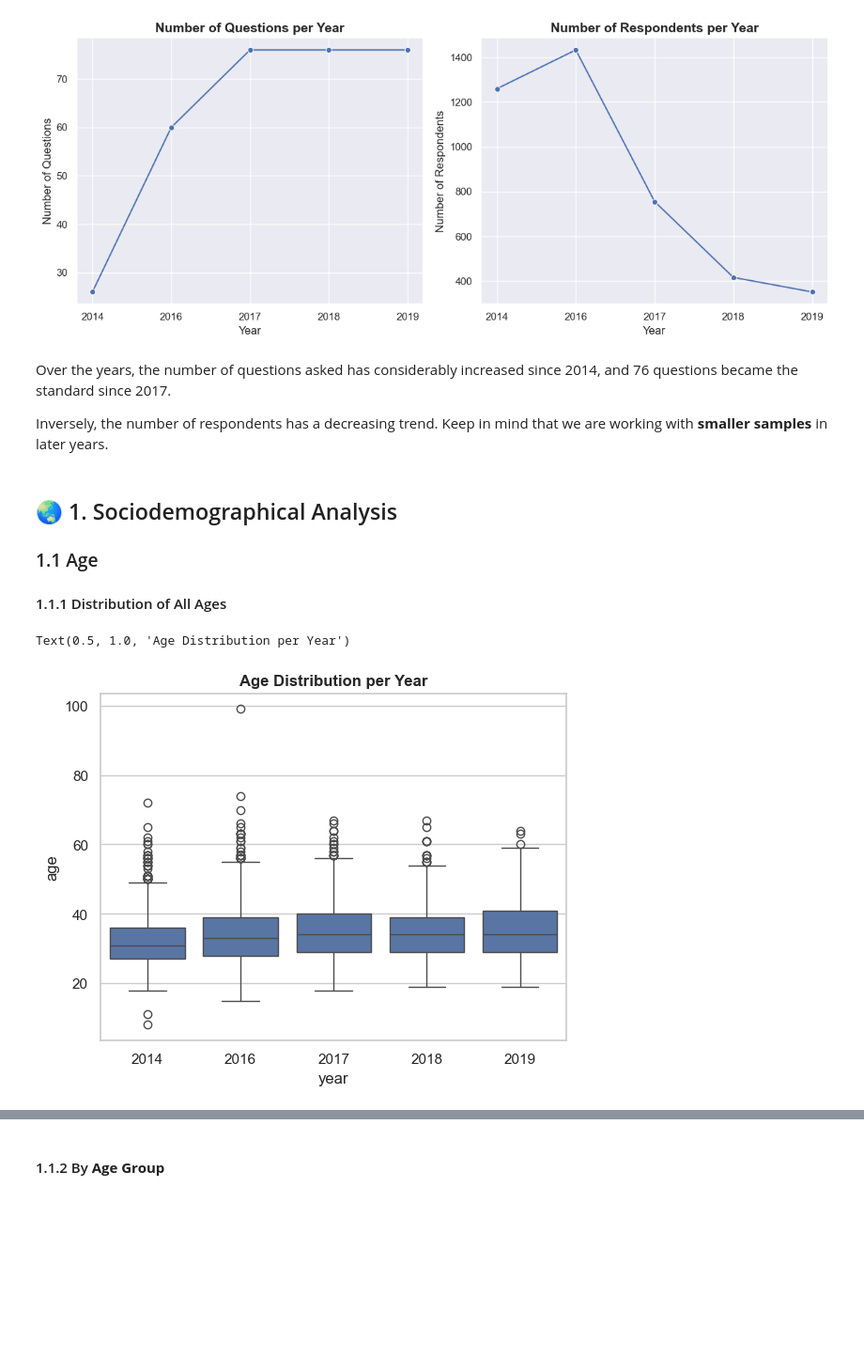
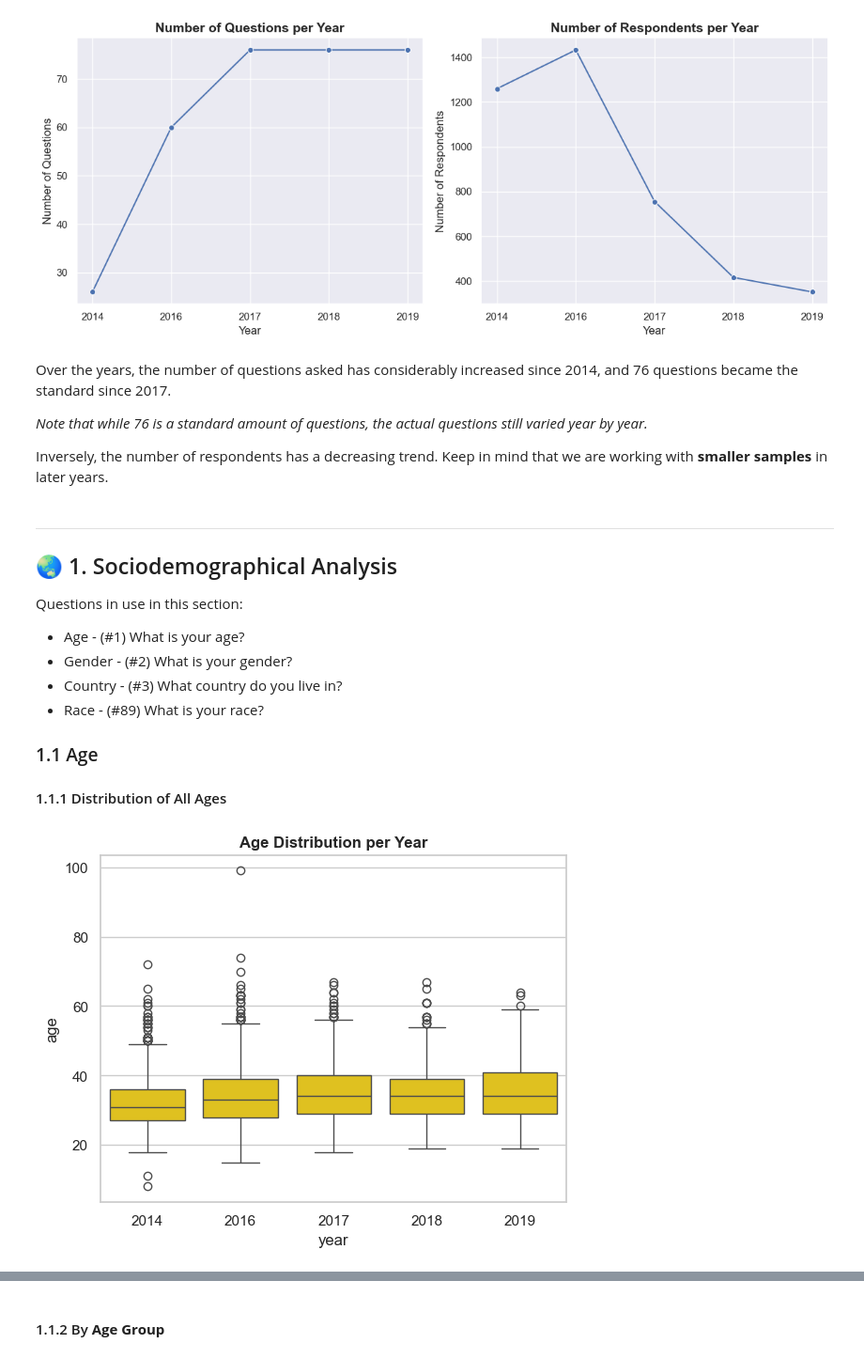
Before and after one commit to giddygarcia/Mental-Health-In-Tech, a Jupyter notebook: mental-health.ipynb, the cells around one changed output, grey strips where cells are left out. Shown at 94% size. Drawn from its saved outputs; the diff is of its cells as text; code cells hidden in the pictures; blank space fills up the shorter version.

```diff
--- a/mental-health.ipynb
+++ b/mental-health.ipynb
@@ -138,9 +151,19 @@ plt.show()
 # %% [markdown]
 Over the years, the number of questions asked has considerably increased since 2014, and 76 questions became the standard since 2017.
 
+*Note that while 76 is a standard amount of questions, the actual questions still varied year by year.*
+
 Inversely, the number of respondents has a decreasing trend. Keep in mind that we are working with **smaller samples** in later years.
 # %% [markdown]
+---
 ## 🌏 1. Sociodemographical Analysis
+
+Questions in use in this section:
+- Age - (#1) What is your age?
+- Gender - (#2) What is your gender?
+- Country - (#3) What country do you live in?
+- Race - (#89) What is your race?
+
 
 ### 1.1 Age
 
@@ -148,19 +171,18 @@ Inversely, the number of respondents has a decreasing trend. Keep in mind that w
 # %%
 query = """SELECT SurveyID AS year,
                   CAST(AnswerText AS INTEGER) AS age
             FROM Answer
             WHERE QuestionID = 1
             AND CAST(AnswerText AS INTEGER) BETWEEN 6 AND 99
             ORDER BY SurveyID, age
         """
 
 df_ages_all = pd.read_sql(query, con)
 
-sns.boxplot(df_ages_all, x='year', y='age')
-plt.title('Age Distribution per Year', weight='bold')
+sns.boxplot(df_ages_all, x='year', y='age', color='gold')
+plt.title('Age Distribution per Year', weight='bold');
 # %% [output]
-Text(0.5, 1.0, 'Age Distribution per Year')
-[figure, old version]
+[figure, new version]
 # %% [markdown]
 The mean age of respondents tends to be 30 and above.
 
```
Also changed, not shown: parts of 46 cells of this notebook.
